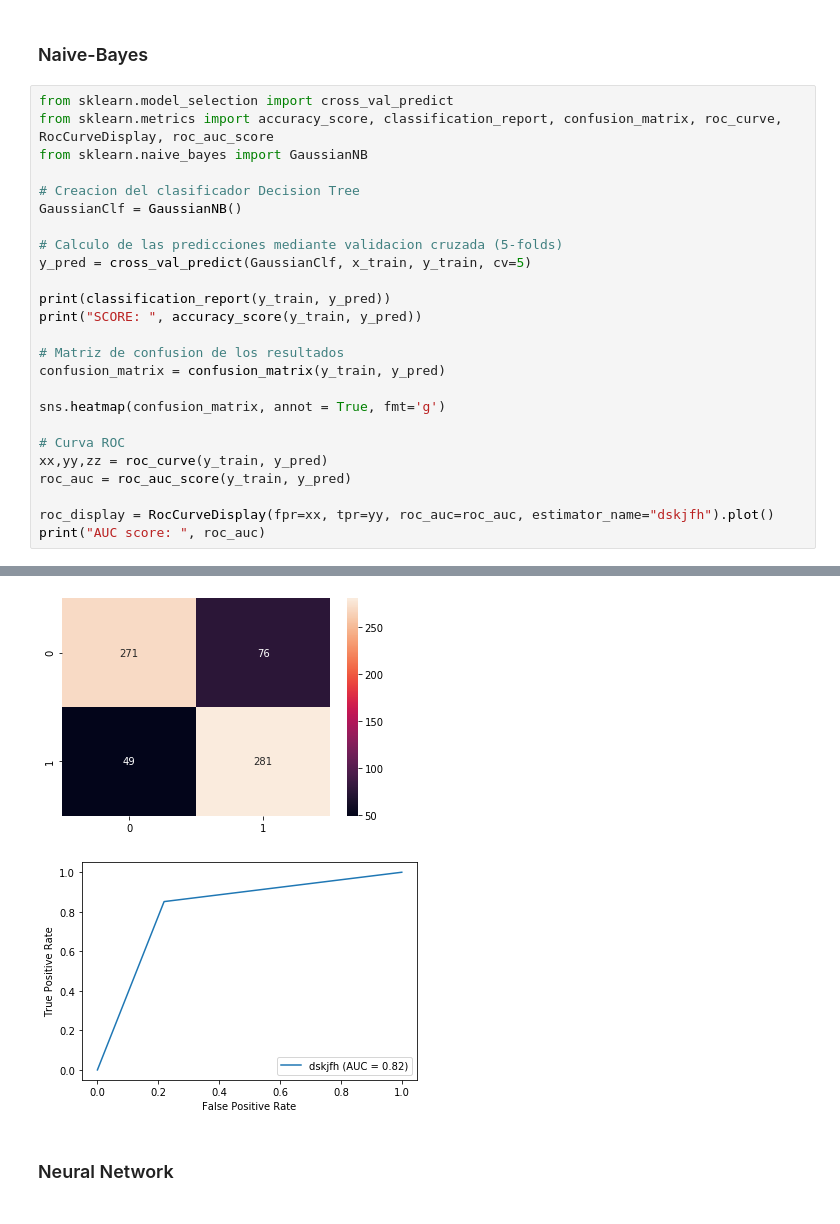
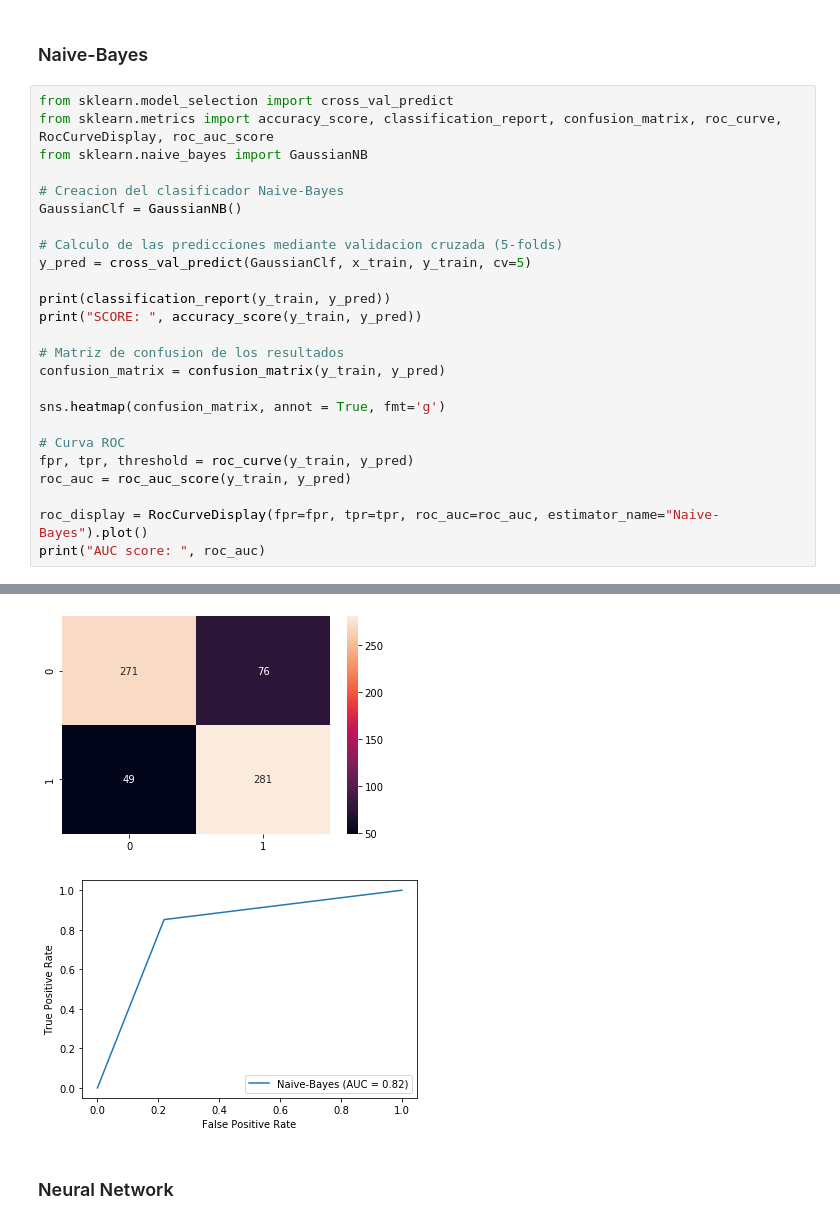
Before and after one commit to Jose26398/IN_Practicas, a Jupyter notebook: Practica1/practica1.ipynb, the cells around one changed output, grey strips where cells are left out. Saved outputs shown, nothing was run; the diff lists cells and outputs as text.

```diff
--- a/Practica1/practica1.ipynb
+++ b/Practica1/practica1.ipynb
@@ -207,40 +207,40 @@ from sklearn.model_selection import cross_val_predict
 from sklearn.metrics import accuracy_score, classification_report, confusion_matrix, roc_curve, RocCurveDisplay, roc_auc_score
 from sklearn.naive_bayes import GaussianNB
 
-# Creacion del clasificador Decision Tree
+# Creacion del clasificador Naive-Bayes
 GaussianClf = GaussianNB()
 
 # Calculo de las predicciones mediante validacion cruzada (5-folds)
 y_pred = cross_val_predict(GaussianClf, x_train, y_train, cv=5)
 
 print(classification_report(y_train, y_pred))
 print("SCORE: ", accuracy_score(y_train, y_pred))
 
 # Matriz de confusion de los resultados
 confusion_matrix = confusion_matrix(y_train, y_pred)
 
 sns.heatmap(confusion_matrix, annot = True, fmt='g')
 
 # Curva ROC
-xx,yy,zz = roc_curve(y_train, y_pred)
+fpr, tpr, threshold = roc_curve(y_train, y_pred)
 roc_auc = roc_auc_score(y_train, y_pred)
 
-roc_display = RocCurveDisplay(fpr=xx, tpr=yy, roc_auc=roc_auc, estimator_name="dskjfh").plot()
+roc_display = RocCurveDisplay(fpr=fpr, tpr=tpr, roc_auc=roc_auc, estimator_name="Naive-Bayes").plot()
 print("AUC score: ", roc_auc)
 # %% [output]
               precision    recall  f1-score   support
 
            0       0.85      0.78      0.81       347
            1       0.79      0.85      0.82       330
 
     accuracy                           0.82       677
    macro avg       0.82      0.82      0.82       677
 weighted avg       0.82      0.82      0.82       677
 
 SCORE:  0.8153618906942393
 AUC score:  0.8162474893022443
 [figure]
-[figure, old version]
+[figure, new version]
 # %% [markdown]
 ### Neural Network
 # %%
```
Also changed, not shown: parts of 4 cells of this notebook, 9 other files.
